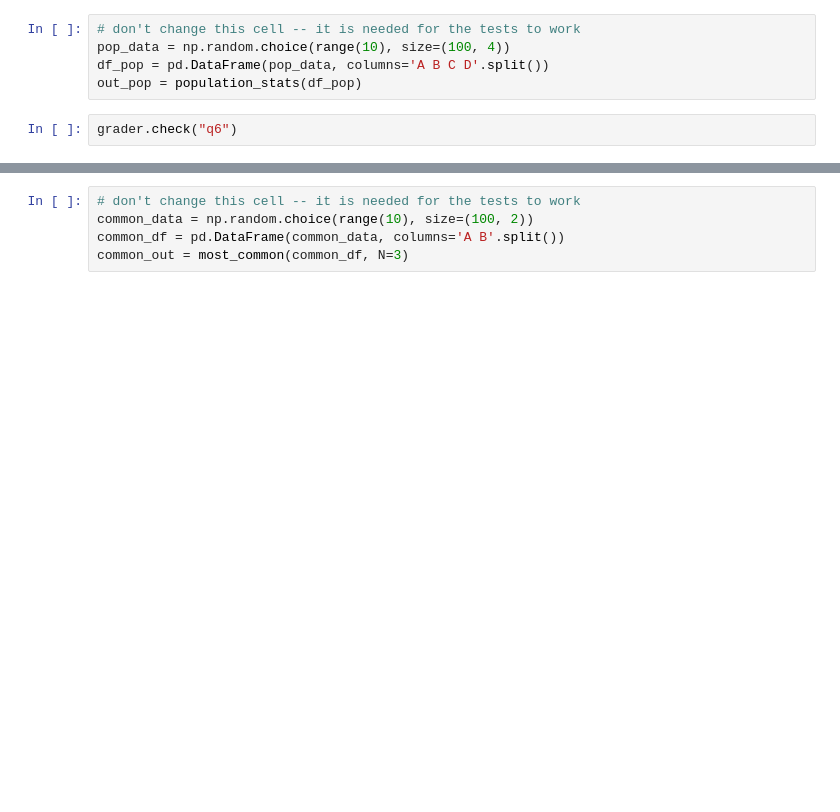
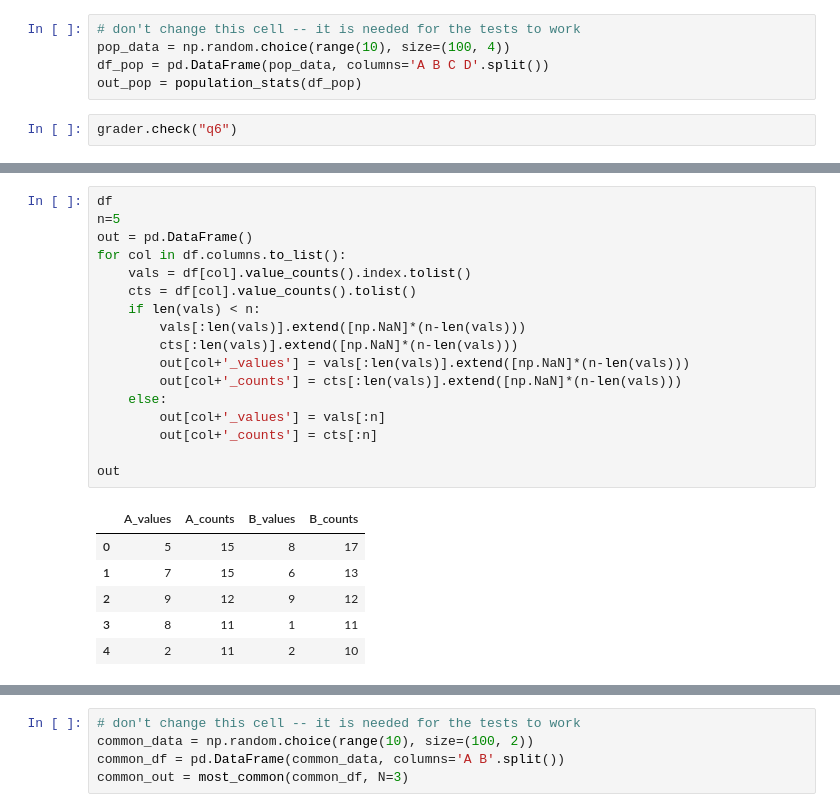
Before and after one commit to zaki1503/dsc80-2022-fa, a Jupyter notebook: labs/02-pandas/assignment/lab.ipynb, the cells around one changed output, grey strips where cells are left out. Saved outputs shown, nothing was run; the diff lists cells and outputs as text; blank space fills up the shorter version.

```diff
--- a/labs/02-pandas/assignment/lab.ipynb
+++ b/labs/02-pandas/assignment/lab.ipynb
@@ -321,0 +465,24 @@ For example, consider the subset of the `salaries` DataFrame from Lecture 1/2 sh
+# %%
+df
+n=5
+out = pd.DataFrame()
+for col in df.columns.to_list():
+    vals = df[col].value_counts().index.tolist()
+    cts = df[col].value_counts().tolist()
+    if len(vals) < n:
+        vals[:len(vals)].extend([np.NaN]*(n-len(vals)))
+        cts[:len(vals)].extend([np.NaN]*(n-len(vals)))
+        out[col+'_values'] = vals[:len(vals)].extend([np.NaN]*(n-len(vals)))
+        out[col+'_counts'] = cts[:len(vals)].extend([np.NaN]*(n-len(vals)))
+    else:
+        out[col+'_values'] = vals[:n]
+        out[col+'_counts'] = cts[:n]
+
+out
+# %% [output]
+|  | A_values | A_counts | B_values | B_counts |
+| 0 | 5 | 15 | 8 | 17 |
+| 1 | 7 | 15 | 6 | 13 |
+| 2 | 9 | 12 | 9 | 12 |
+| 3 | 8 | 11 | 1 | 11 |
+| 4 | 2 | 11 | 2 | 10 |
```
Also changed, not shown: parts of 22 cells of this notebook, 3 other files.
